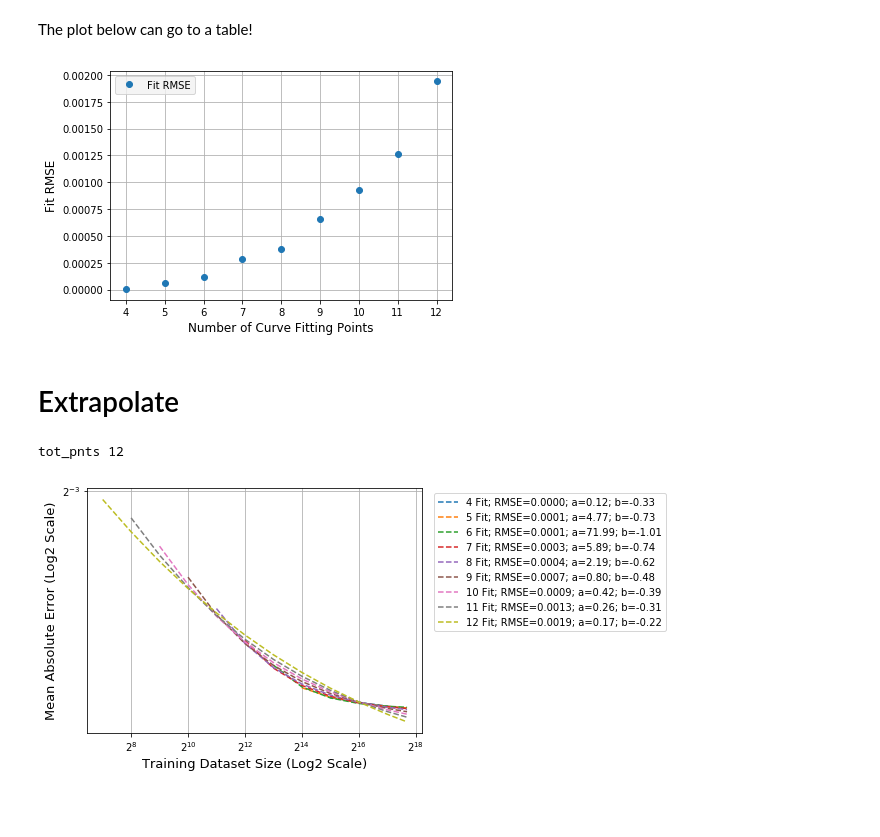
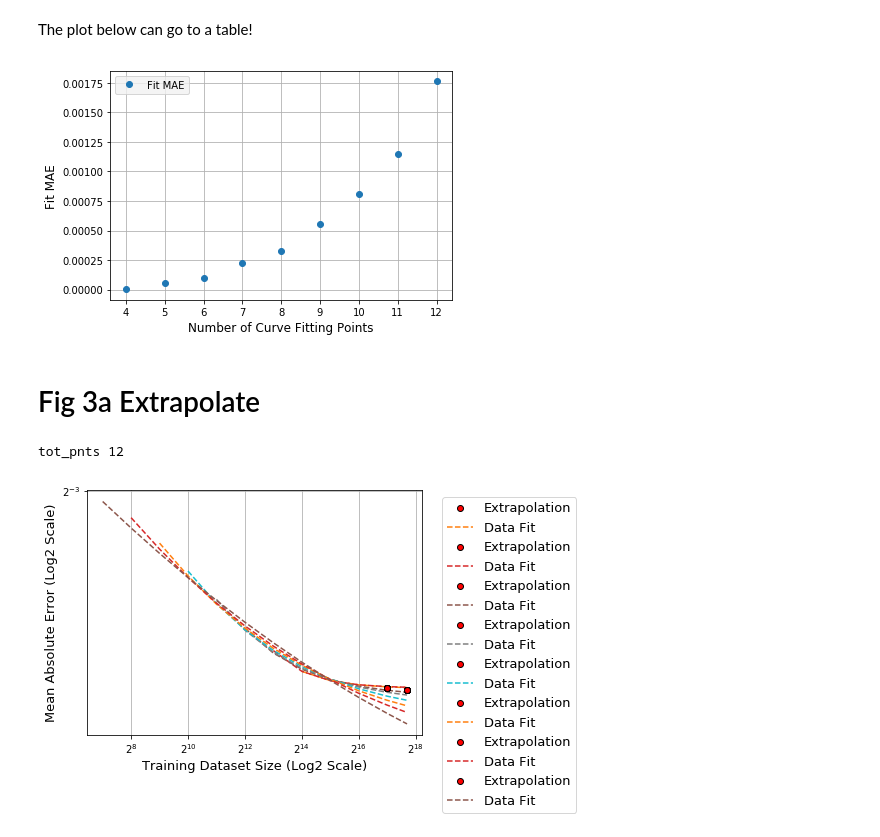
Before and after one commit to adpartin/LearningCurves, a Jupyter notebook: notebooks/ppr_03_rslt_fig1.ipynb, the cells around one changed output. Cells and saved outputs as stored; diff of their text form; code cells hidden in the pictures; blank space fills up the shorter version.

```diff
--- a/notebooks/ppr_03_rslt_fig1.ipynb
+++ b/notebooks/ppr_03_rslt_fig1.ipynb
@@ -254,19 +258,19 @@ The workflow is to go backwards. We fit a power-law after every time we compute
 tot_pnts = len(scores_te['tr_size'])
 print('tot_pnts', tot_pnts)
 # min_points = 3 # 3 points doesn't work
-min_pnts = 4
+min_pnts_fit = 4
 # max_pnts = 9
-max_pnts = tot_pnts
+max_pnts_fit = tot_pnts
 
 p_arr = []
 # rmse_arr = []
 gof_arr = []
 prm_arr = []
 ax = None
-for n_pnts in range(min_pnts, max_pnts+1):
+for n_pnts_fit in range(min_pnts_fit, max_pnts_fit+1):
 # for shard_min_idx in range(tot_points - min_points + 1):
     # n_points = tot_points - shard_min_idx
-    shard_min_idx = tot_pnts - n_pnts
+    shard_min_idx = tot_pnts - n_pnts_fit
 
     ax, prm, gof = lrn_crv_plot.plot_lrn_crv_power_law(
             x=scores_te['tr_size'][shard_min_idx:], y=scores_te['median'][shard_min_idx:],
@@ -274,7 +278,7 @@ for n_pnts in range(min_pnts, max_pnts+1):
 
     prm_arr.append(prm)
     gof_arr.append(gof)
-    p_arr.append(n_pnts)
+    p_arr.append(n_pnts_fit)
 
 # ax.legend(frameon=True, fontsize=10, loc='best');
 
@@ -312,9 +305,9 @@ fig, ax1 = plt.subplots()
 alpha = 0.6
 linewidth = 1
 fontsize = 12
-lns1 = ax1.plot(dd.n_pnts, dd.rmse, marker='o', ls='', label='Fit RMSE');
+lns1 = ax1.plot(dd.n_pnts, dd.mae, marker='o', ls='', label='Fit MAE');
 ax1.set_xlabel('Number of Curve Fitting Points', fontsize=fontsize)
-ax1.set_ylabel('Fit RMSE', fontsize=fontsize)
+ax1.set_ylabel('Fit MAE', fontsize=fontsize)
 ax1.tick_params('y', colors='k')
 
 leg = lns1
@@ -335,38 +328,55 @@ frame = legend.get_frame()
 frame.set_facecolor('0.95')
 plt.tight_layout()
 
-plt.savefig(save_fig_path/f'{src}_rmse_prm_b_num_points.png')
+plt.savefig(save_fig_path/f'{src}_mae_prm_b_num_points.png')
 # %% [output]
-[figure, old version]
+[figure, new version]
 # %% [markdown]
-# Extrapolate
+# Fig 3a Extrapolate
 # %%
+scr = scores_te.copy()
+# scr = scores_te.copy().iloc[:-5, :]
+
+# plot_args['figsize'] = (10, 8)
+plot_args['figsize'] = (6, 4.5)
+
+n_pnts_ext = 2 # Number of points to extrapolate to
+n_pnts_fit = 6 # Number of points to use for curve fitting starting from the largest size
+
+tot_pnts = len(scr['tr_size'])
+m0 = tot_pnts - n_pnts_ext  # The adjusted number of available LC points
+shard_min_idx = m0 - n_pnts_fit
+# ---------------------------------------------
+
+
 tot_pnts = len(scores_te['tr_size'])
 print('tot_pnts', tot_pnts)
-# min_points = 3 # 3 points doesn't work
-min_pnts = 4
+min_pnts_fit = 3 # 3 points doesn't work
+# min_pnts_fit = 4
 # max_pnts = 9
-max_pnts = tot_pnts
+max_pnts_fit = m0 # tot_pnts
 
 p_arr = []
-rmse_arr = []
+gof_arr = []
 prm_arr = []
 ax = None
-for n_pnts in range(min_pnts, max_pnts+1):
-    shard_min_idx = tot_pnts - n_pnts
+for n_pnts_fit in range(min_pnts_fit, max_pnts_fit+1):
+    shard_min_idx = m0 - n_pnts_fit
 
-    ax, prm, gof = lrn_crv_plot.plot_lrn_crv_power_law(
-            x=scores_te['tr_size'][shard_min_idx:], y=scores_te['median'][shard_min_idx:],
-            **plot_args, ax=ax, plot_raw=False, label=str(n_pnts) );
+    # Extrapolation
+    ax, _, gof = lrn_crv_plot.lrn_crv_power_law_extrapolate(
+            x = scr['tr_size'][shard_min_idx:], y = scr['median'][shard_min_idx:],
+            n_pnts_ext = n_pnts_ext,
+            **plot_args, plot_raw_it=False, label_et='Extrapolation', ax=ax );
 
     prm_arr.append(prm)
     gof_arr.append(gof)
-    p_arr.append(n_pnts)
+    p_arr.append(n_pnts_fit)
 
 # ax.legend(frameon=True, fontsize=10, loc='best');
 
 # idx = np.array(rmse_arr).argmin()
 # p_arr[idx]
 # %% [output]
 tot_pnts 12
-[figure, old version]
+[figure, new version]
```
Also changed, not shown: parts of 17 cells of this notebook, 7 other files.
